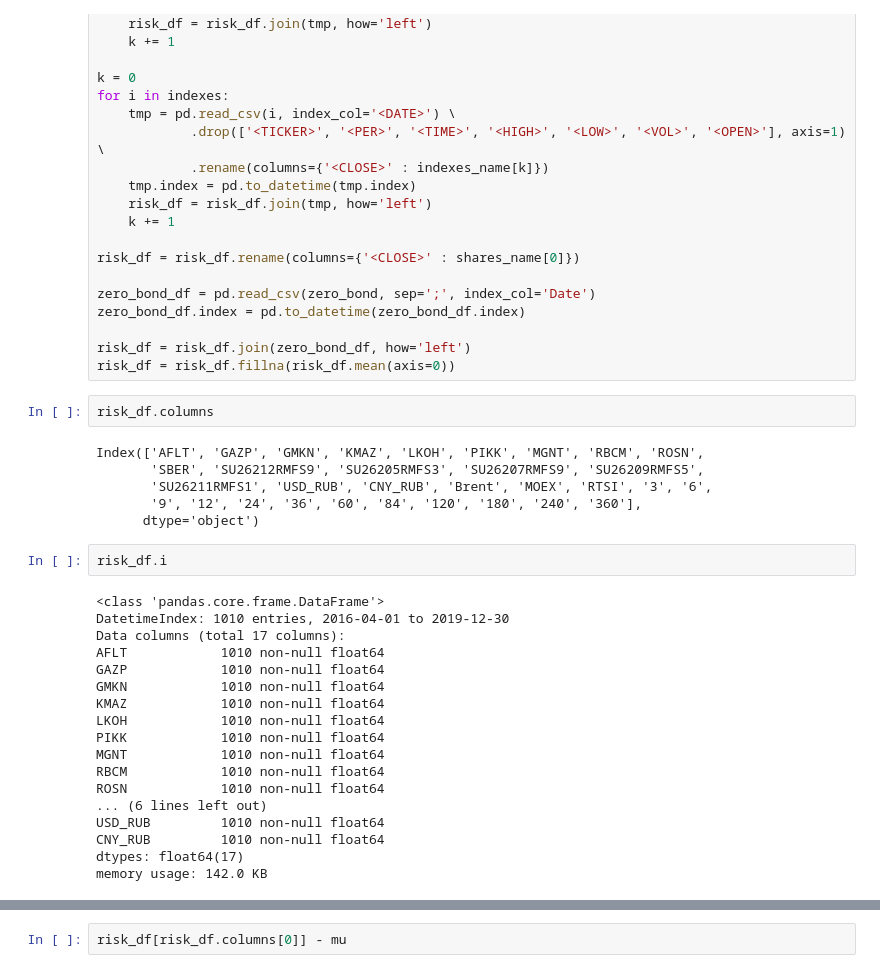
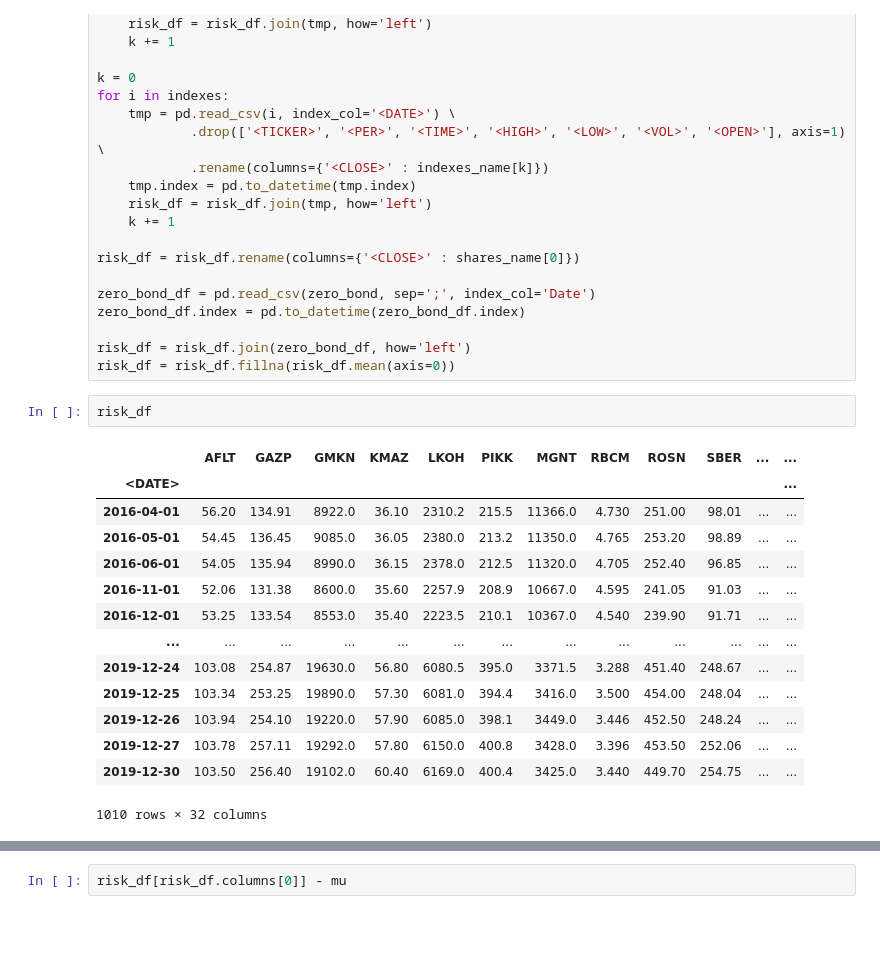
Before and after one commit to Penitto/risk_project1, a Jupyter notebook: Iriski.ipynb, the cells around one changed output, grey strips where cells are left out. Drawn from its saved outputs; the diff is of its cells as text; blank space fills up the shorter version.

```diff
--- a/Iriski.ipynb
+++ b/Iriski.ipynb
@@ -131,30 +131,19 @@ zero_bond_df.index = pd.to_datetime(zero_bond_df.index)
 risk_df = risk_df.join(zero_bond_df, how='left')
 risk_df = risk_df.fillna(risk_df.mean(axis=0))
 # %%
-risk_df.columns
+risk_df
 # %% [output]
+|  | AFLT | GAZP | GMKN | KMAZ | LKOH | PIKK | MGNT | RBCM | ROSN | SBER | ... | ... |
+| <DATE> |  |  |  |  |  |  |  |  |  |  |  | ... |
+| 2016-04-01 | 56.20 | 134.91 | 8922.0 | 36.10 | 2310.2 | 215.5 | 11366.0 | 4.730 | 251.00 | 98.01 | ... | ... |
+| 2016-05-01 | 54.45 | 136.45 | 9085.0 | 36.05 | 2380.0 | 213.2 | 11350.0 | 4.765 | 253.20 | 98.89 | ... | ... |
+| 2016-06-01 | 54.05 | 135.94 | 8990.0 | 36.15 | 2378.0 | 212.5 | 11320.0 | 4.705 | 252.40 | 96.85 | ... | ... |
+| 2016-11-01 | 52.06 | 131.38 | 8600.0 | 35.60 | 2257.9 | 208.9 | 10667.0 | 4.595 | 241.05 | 91.03 | ... | ... |
+| 2016-12-01 | 53.25 | 133.54 | 8553.0 | 35.40 | 2223.5 | 210.1 | 10367.0 | 4.540 | 239.90 | 91.71 | ... | ... |
+| ... | ... | ... | ... | ... | ... | ... | ... | ... | ... | ... | ... | ... |
+| 2019-12-24 | 103.08 | 254.87 | 19630.0 | 56.80 | 6080.5 | 395.0 | 3371.5 | 3.288 | 451.40 | 248.67 | ... | ... |
+| 2019-12-25 | 103.34 | 253.25 | 19890.0 | 57.30 | 6081.0 | 394.4 | 3416.0 | 3.500 | 454.00 | 248.04 | ... | ... |
+| 2019-12-26 | 103.94 | 254.10 | 19220.0 | 57.90 | 6085.0 | 398.1 | 3449.0 | 3.446 | 452.50 | 248.24 | ... | ... |
+| 2019-12-27 | 103.78 | 257.11 | 19292.0 | 57.80 | 6150.0 | 400.8 | 3428.0 | 3.396 | 453.50 | 252.06 | ... | ... |
+| 2019-12-30 | 103.50 | 256.40 | 19102.0 | 60.40 | 6169.0 | 400.4 | 3425.0 | 3.440 | 449.70 | 254.75 | ... | ... |
-Index(['AFLT', 'GAZP', 'GMKN', 'KMAZ', 'LKOH', 'PIKK', 'MGNT', 'RBCM', 'ROSN',
-       'SBER', 'SU26212RMFS9', 'SU26205RMFS3', 'SU26207RMFS9', 'SU26209RMFS5',
-       'SU26211RMFS1', 'USD_RUB', 'CNY_RUB', 'Brent', 'MOEX', 'RTSI', '3', '6',
-       '9', '12', '24', '36', '60', '84', '120', '180', '240', '360'],
-      dtype='object')
+1010 rows × 32 columns
-# %%
-risk_df.i
-# %% [output]
-<class 'pandas.core.frame.DataFrame'>
-DatetimeIndex: 1010 entries, 2016-04-01 to 2019-12-30
-Data columns (total 17 columns):
-AFLT            1010 non-null float64
-GAZP            1010 non-null float64
-GMKN            1010 non-null float64
-KMAZ            1010 non-null float64
-LKOH            1010 non-null float64
-PIKK            1010 non-null float64
-MGNT            1010 non-null float64
-RBCM            1010 non-null float64
-ROSN            1010 non-null float64
-... (6 lines left out)
-USD_RUB         1010 non-null float64
-CNY_RUB         1010 non-null float64
-dtypes: float64(17)
-memory usage: 142.0 KB
```
Also changed, not shown: parts of 4 cells of this notebook.
